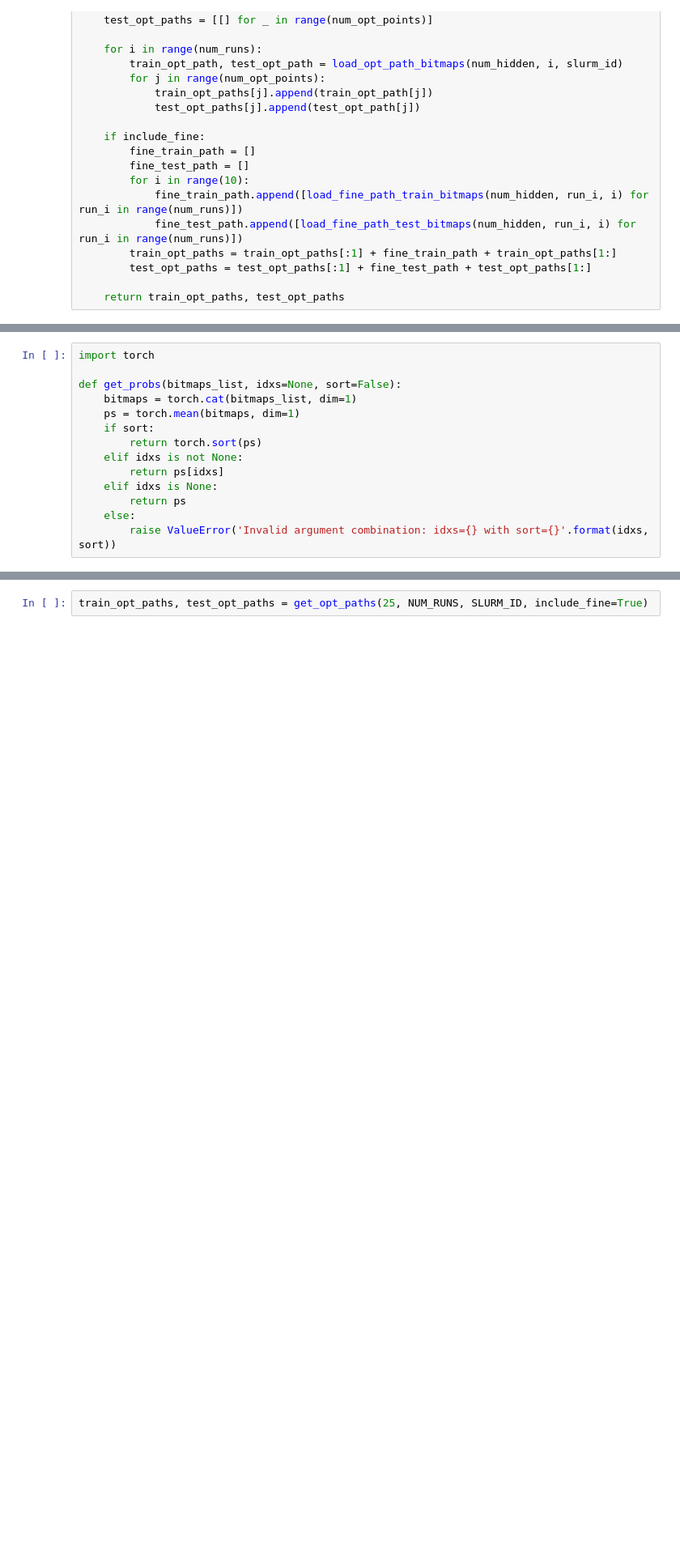
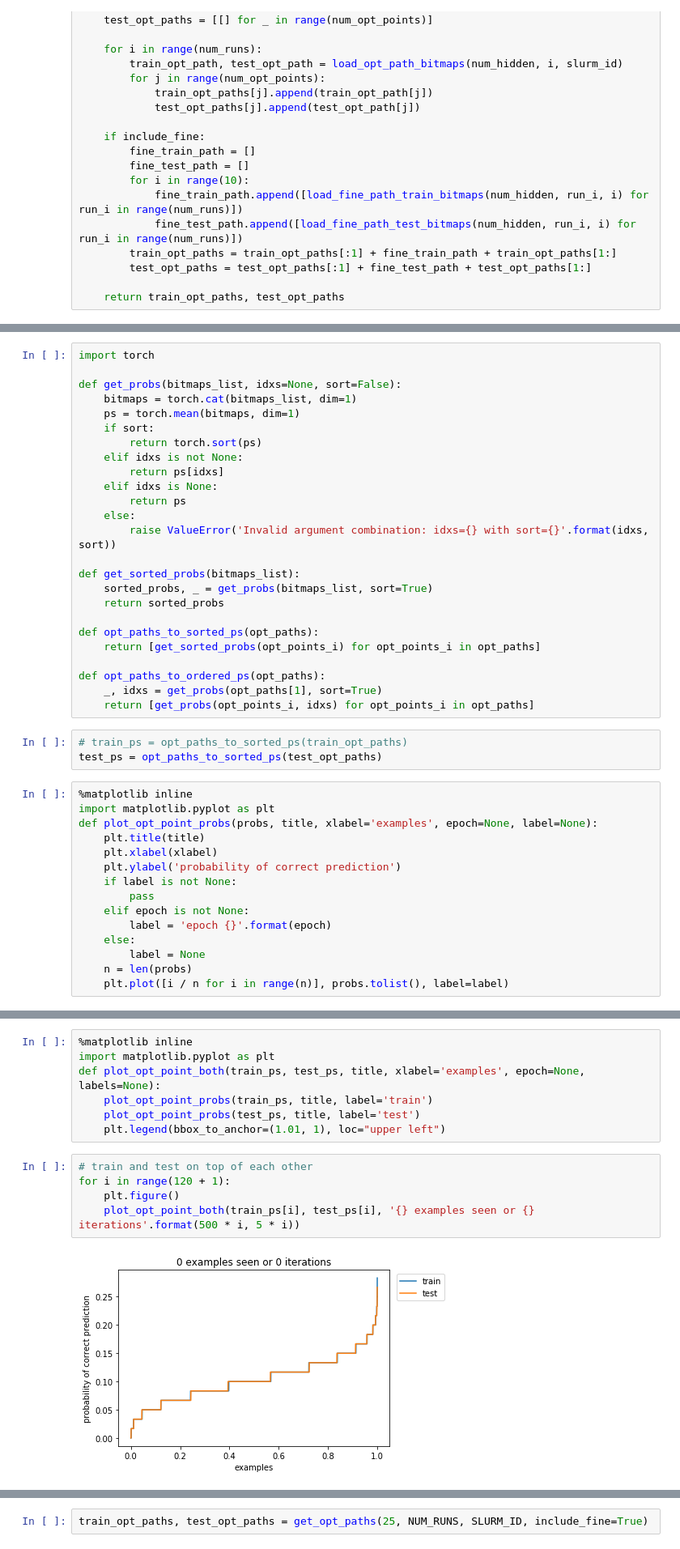
Before and after one commit to bradyneal/Bias-Variance, a Jupyter notebook: path_visuals1.ipynb, the cells around one changed output, grey strips where cells are left out. Shown at 81% size. Drawn from its saved outputs; the diff is of its cells as text; blank space fills up the shorter version.

Commit message:
Update path visuals and change dataloader default back to normal

```diff
--- a/path_visuals1.ipynb
+++ b/path_visuals1.ipynb
@@ -42,3 +69,32 @@ def get_probs(bitmaps_list, idxs=None, sort=False):
         return ps
     else:
         raise ValueError('Invalid argument combination: idxs={} with sort={}'.format(idxs, sort))
+
+def get_sorted_probs(bitmaps_list):
+    sorted_probs, _ = get_probs(bitmaps_list, sort=True)
+    return sorted_probs
+
+def opt_paths_to_sorted_ps(opt_paths):
+    return [get_sorted_probs(opt_points_i) for opt_points_i in opt_paths]
+
+def opt_paths_to_ordered_ps(opt_paths):
+    _, idxs = get_probs(opt_paths[1], sort=True)
+    return [get_probs(opt_points_i, idxs) for opt_points_i in opt_paths]
+# %%
+# train_ps = opt_paths_to_sorted_ps(train_opt_paths)
+test_ps = opt_paths_to_sorted_ps(test_opt_paths)
+# %%
+%matplotlib inline
+import matplotlib.pyplot as plt
+def plot_opt_point_probs(probs, title, xlabel='examples', epoch=None, label=None):
+    plt.title(title)
+    plt.xlabel(xlabel)
+    plt.ylabel('probability of correct prediction')
+    if label is not None:
+        pass
+    elif epoch is not None:
+        label = 'epoch {}'.format(epoch)
+    else:
+        label = None
+    n = len(probs)
+    plt.plot([i / n for i in range(n)], probs.tolist(), label=label)
@@ -44,0 +105,14 @@ def get_probs(bitmaps_list, idxs=None, sort=False):
+# %%
+%matplotlib inline
+import matplotlib.pyplot as plt
+def plot_opt_point_both(train_ps, test_ps, title, xlabel='examples', epoch=None, labels=None):
+    plot_opt_point_probs(train_ps, title, label='train')
+    plot_opt_point_probs(test_ps, title, label='test')
+    plt.legend(bbox_to_anchor=(1.01, 1), loc="upper left")
+# %%
+# train and test on top of each other
+for i in range(120 + 1):
+    plt.figure()
+    plot_opt_point_both(train_ps[i], test_ps[i], '{} examples seen or {} iterations'.format(500 * i, 5 * i))
+# %% [output]
+[figure, added]
```
Also changed, not shown: parts of 10 cells of this notebook, 1 other file.
